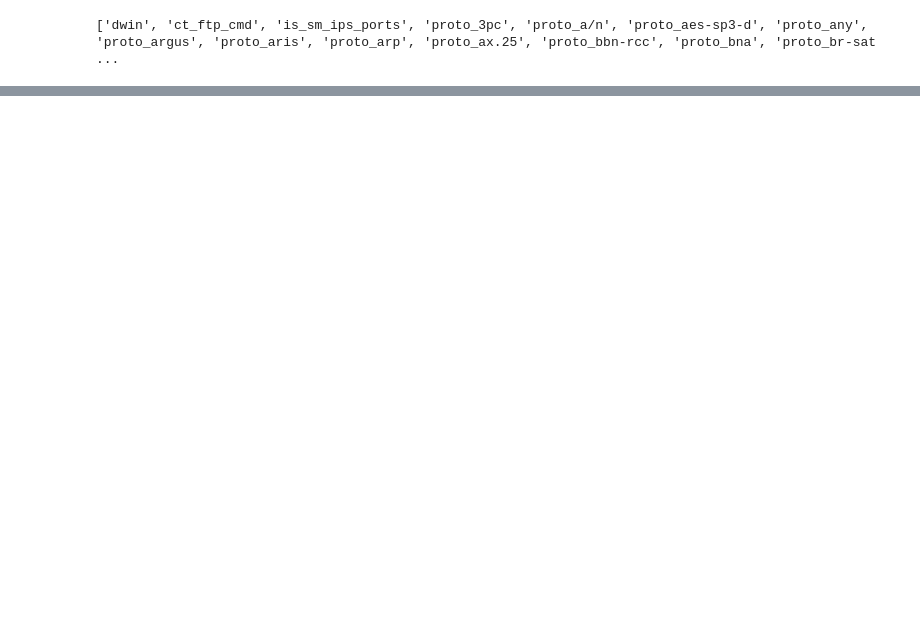
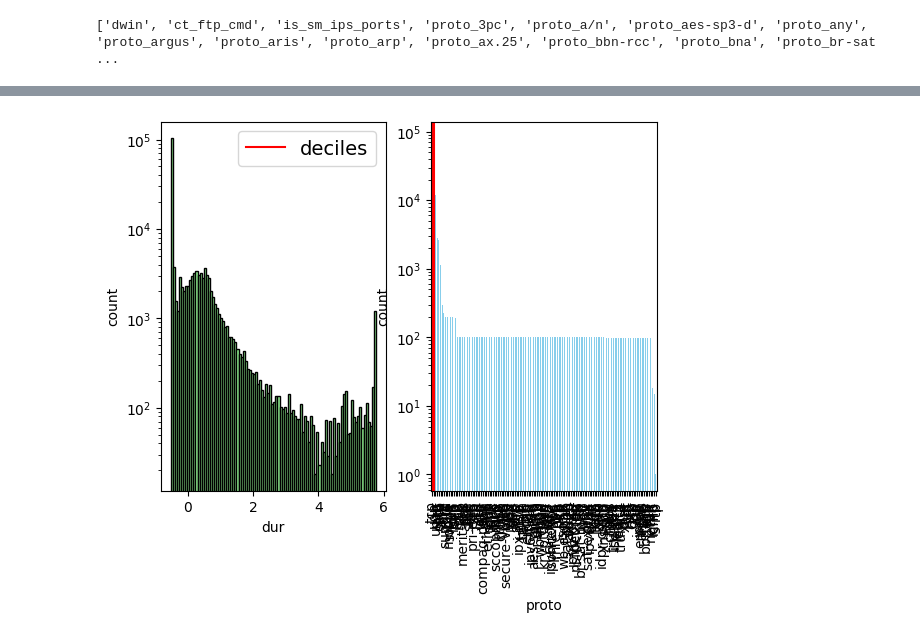
Before and after one commit to RubyDuDo/IDSWithAI, a Jupyter notebook: learn_base.ipynb, the cells around one changed output, grey strips where cells are left out. Cells and saved outputs as stored; diff of their text form; code cells hidden in the pictures; blank space fills up the shorter version.

Commit message:
add log_transform, add feature plot fun

```diff
--- a/learn_base.ipynb
+++ b/learn_base.ipynb
@@ -10,6 +10,7 @@ importlib.reload(al)
 # %%
 import feature as ft
 import algorithm as al
+import numpy as np
 
 # read data from files
 train = ft.read_data("train")
@@ -24,11 +25,16 @@ Y_test = test.iloc[:,-1]
 # print( train.dtypes)
 print( train.shape)
 print( test.shape )
+# print(train)
+
+numeric_features = X_train.select_dtypes( np.number ).columns
+train_Ori = train
+test_Ori = test
 # %% [output]
 (175341, 43)
 (82332, 43)
 # %%
 # use different way to deal the feature
 # X_train, X_test = ft.feature_simple( X_train, X_test )
-X_train, X_test = ft.feature_onehot_standard( X_train, X_test )
+X_train, X_test = ft.feature_current( X_train, X_test )
 # %% [output]
@@ -119,0 +123,63 @@ print(X_test.shape)
+# %%
+import numpy as np
+import matplotlib.pyplot as plt
+
+from scipy.stats import skew
+
+data = X_train
+
+fig, axs = plt.subplots(1,2)
+ax = axs[0]
+
+deciles = data['dur'].quantile([.1, .2, .3, .4, .5, .6, .7, .8, .9])
+print(deciles)
+data['dur'].plot( kind='hist', color='lightgreen', edgecolor='black', bins=100, ax = ax )
+for pos in deciles:
+    handle = plt.axvline(pos, color='r')
+ax.legend([handle], ['deciles'], fontsize=14)
+ax.set_yscale('log')
+ax.set_xlabel( 'dur' )
+ax.set_ylabel('count')
+
+skewness = skew( data['dur'] )
+if skewness > 0 :
+    print("右偏:", skewness)
+    pass
+else:
+    print("not 右偏", skewness)
+
+ax1=axs[1]
+train_Ori['proto'].value_counts().plot( kind = 'bar', color='skyblue', ax=ax1 )
+ax1.set_yscale('log')
+ax1.set_xlabel( 'proto' )
+ax1.set_ylabel('count')
+
+for col in numeric_features:
+    skewness = skew( data[col] )
+    if skewness > 0:
+        print(f"{col}右偏:", skewness)
+        pass
+    else:
+        print(f"{col}not 右偏", skewness)
+
+
+
+# for index,  col in enumerate(data.columns):
+#     print(f"draw:{index}", col )
+#     if( index >= 8 ):
+#         break;
+#     i = int( index / coln )
+#     j = index % coln
+#     ax = axs[i,j]
+#     if data[col].dtype != 'object':
+#         # data.iloc[col].plot( kind='hist', color='lightgreen', edgecolor='black', ax=axs[index] )
+#         pass
+#     else:
+#         data[col].value_counts().plot( kind = 'bar', color='skyblue', ax=axs[index] )
+
+#     ax.set_title(f'Feature {i}')
+#     ax.set_xlabel( col )
+#     ax.set_ylabel('count')
+
+# plt.tight_layout()
+# %% [output]
@@ -119,0 +203 @@ print(X_test.shape)
+[figure, added]
```
Also changed, not shown: parts of 6 cells of this notebook, 1 other file.
